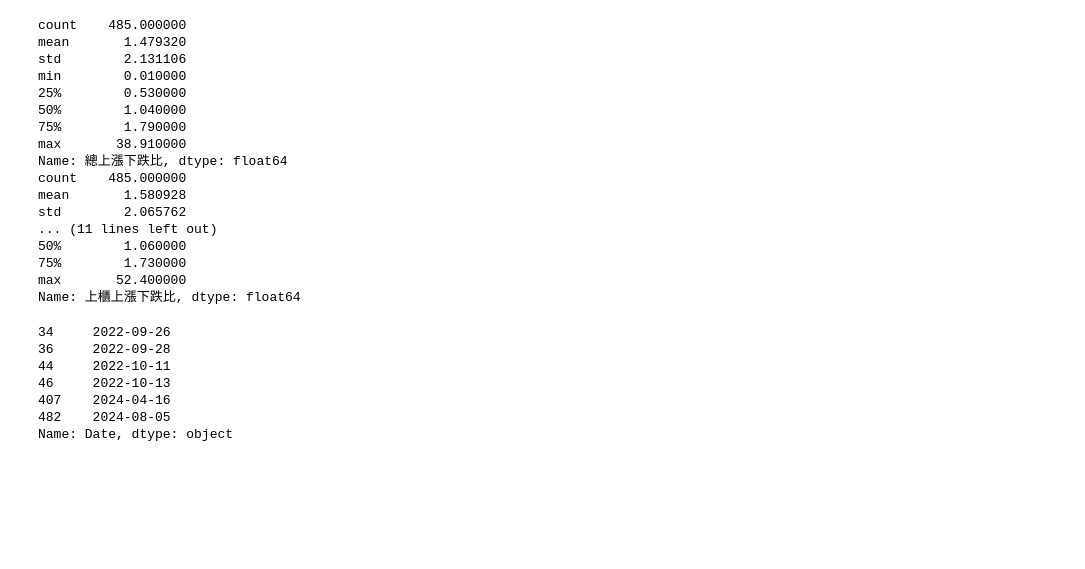
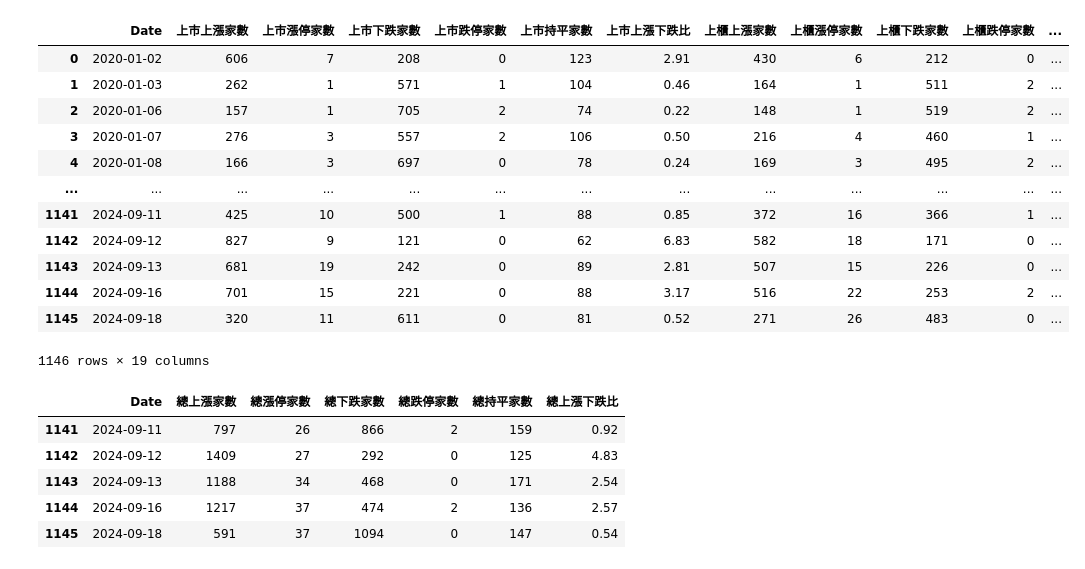
Before and after one commit to mulderfang/stock, a Jupyter notebook: 漲跌停家數.ipynb, the cells around one changed output. Saved outputs shown, nothing was run; the diff lists cells and outputs as text; code cells hidden in the pictures; blank space fills up the shorter version.

```diff
--- a/漲跌停家數.ipynb
+++ b/漲跌停家數.ipynb
@@ -45,35 +91,34 @@ twse_updown_raw = pd.read_sql(query_updown, engine)
+# %%
+twse_updown_raw
+# %% [output]
+|  | Date | 上市上漲家數 | 上市漲停家數 | 上市下跌家數 | 上市跌停家數 | 上市持平家數 | 上市上漲下跌比 | 上櫃上漲家數 | 上櫃漲停家數 | 上櫃下跌家數 | 上櫃跌停家數 | ... |
+| 0 | 2020-01-02 | 606 | 7 | 208 | 0 | 123 | 2.91 | 430 | 6 | 212 | 0 | ... |
+| 1 | 2020-01-03 | 262 | 1 | 571 | 1 | 104 | 0.46 | 164 | 1 | 511 | 2 | ... |
+| 2 | 2020-01-06 | 157 | 1 | 705 | 2 | 74 | 0.22 | 148 | 1 | 519 | 2 | ... |
+| 3 | 2020-01-07 | 276 | 3 | 557 | 2 | 106 | 0.50 | 216 | 4 | 460 | 1 | ... |
+| 4 | 2020-01-08 | 166 | 3 | 697 | 0 | 78 | 0.24 | 169 | 3 | 495 | 2 | ... |
+| ... | ... | ... | ... | ... | ... | ... | ... | ... | ... | ... | ... | ... |
+| 1141 | 2024-09-11 | 425 | 10 | 500 | 1 | 88 | 0.85 | 372 | 16 | 366 | 1 | ... |
+| 1142 | 2024-09-12 | 827 | 9 | 121 | 0 | 62 | 6.83 | 582 | 18 | 171 | 0 | ... |
+| 1143 | 2024-09-13 | 681 | 19 | 242 | 0 | 89 | 2.81 | 507 | 15 | 226 | 0 | ... |
+| 1144 | 2024-09-16 | 701 | 15 | 221 | 0 | 88 | 3.17 | 516 | 22 | 253 | 2 | ... |
+| 1145 | 2024-09-18 | 320 | 11 | 611 | 0 | 81 | 0.52 | 271 | 26 | 483 | 0 | ... |
+1146 rows × 19 columns
 # %%
-print(twse_updown_raw['總上漲下跌比'].describe())
-print(twse_updown_raw['上市上漲下跌比'].describe())
-print(twse_updown_raw['上櫃上漲下跌比'].describe())
+# print(twse_updown_raw['總上漲下跌比'].describe())
+# print(twse_updown_raw['上市上漲下跌比'].describe())
+# print(twse_updown_raw['上櫃上漲下跌比'].describe())
+
+twse_updown_5day =  twse_updown_raw.tail(5)[['Date','總上漲家數','總漲停家數', '總下跌家數', '總跌停家數', '總持平家數', '總上漲下跌比']]
+twse_updown_5day['Date'] = twse_updown_5day['Date'].astype(str)
+twse_updown_5day
 # %% [output]
-count    485.000000
-mean       1.479320
-std        2.131106
-min        0.010000
-25%        0.530000
-50%        1.040000
-75%        1.790000
-max       38.910000
-Name: 總上漲下跌比, dtype: float64
-count    485.000000
-mean       1.580928
-std        2.065762
-... (11 lines left out)
-50%        1.060000
-75%        1.730000
-max       52.400000
-Name: 上櫃上漲下跌比, dtype: float64
+|  | Date | 總上漲家數 | 總漲停家數 | 總下跌家數 | 總跌停家數 | 總持平家數 | 總上漲下跌比 |
+| 1141 | 2024-09-11 | 797 | 26 | 866 | 2 | 159 | 0.92 |
+| 1142 | 2024-09-12 | 1409 | 27 | 292 | 0 | 125 | 4.83 |
+| 1143 | 2024-09-13 | 1188 | 34 | 468 | 0 | 171 | 2.54 |
+| 1144 | 2024-09-16 | 1217 | 37 | 474 | 2 | 136 | 2.57 |
+| 1145 | 2024-09-18 | 591 | 37 | 1094 | 0 | 147 | 0.54 |
-# %%
-twse_updown_raw[twse_updown_raw['上櫃上漲下跌比'] < 0.1]['Date']
-# %% [output]
-34     2022-09-26
-36     2022-09-28
-44     2022-10-11
-46     2022-10-13
-407    2024-04-16
-482    2024-08-05
-Name: Date, dtype: object
 # %%
 import matplotlib.pyplot as plt
 import seaborn as sns
```
Also changed, not shown: parts of 7 cells of this notebook, 46 other files.
